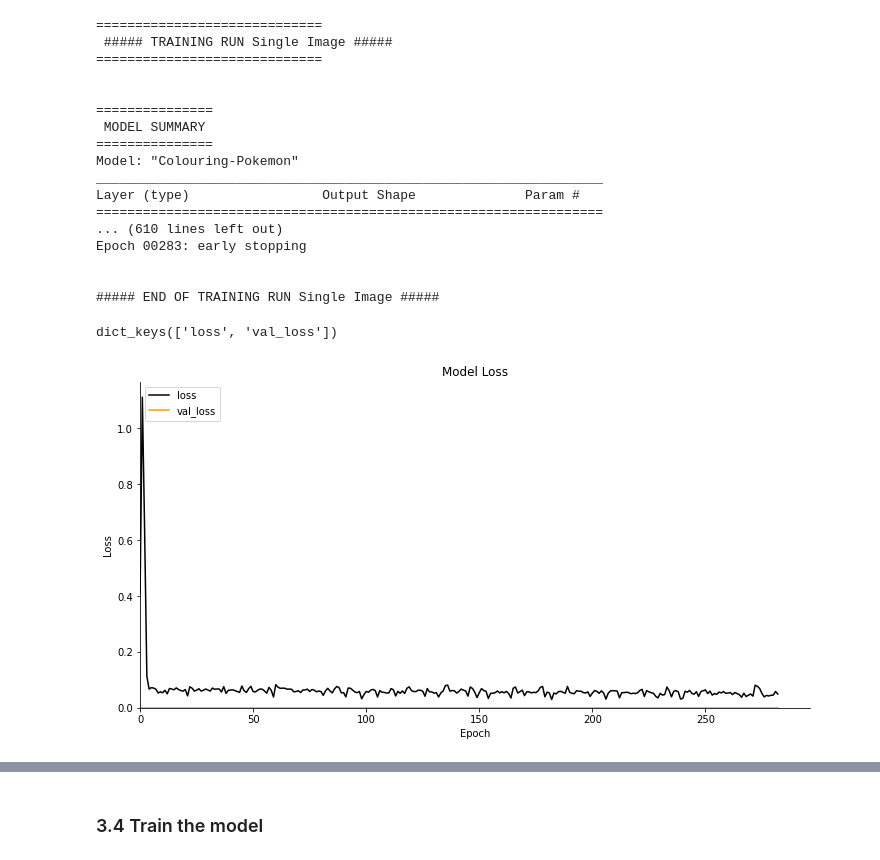
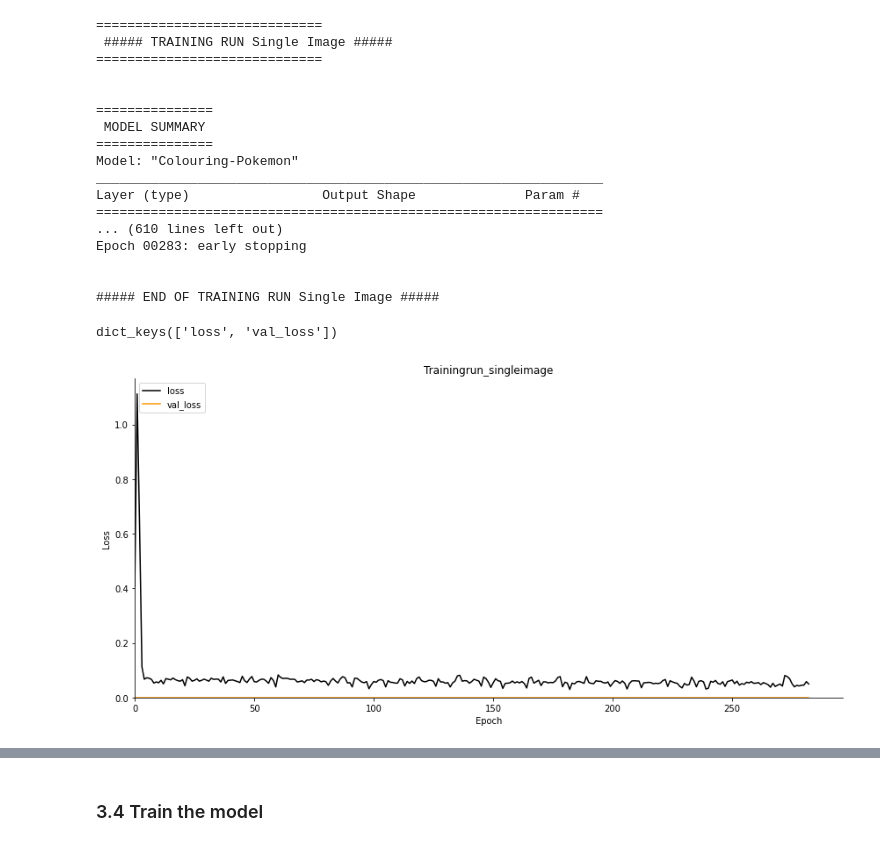
Before and after one commit to CleonWong/Colouring-Pokemon, a Jupyter notebook: Model_V0.ipynb, the cells around one changed output, grey strips where cells are left out. Saved outputs shown, nothing was run; the diff lists cells and outputs as text; code cells hidden in the pictures.

```diff
--- a/Model_V0.ipynb
+++ b/Model_V0.ipynb
@@ -358,7 +379,7 @@ def train_and_save_model(training_run, Xtrain, model, validation_split, batch_si
 # %% [markdown]
 ### 3.3 Helper-function to visualise train and validation loss
 # %%
-def plot_TrainValLoss(model_info):
+def plot_TrainValLoss(model_info, trainingrun, savefig = False, figpath = None):
 
     print(model_info.history.keys())
 
@@ -372,7 +393,8 @@ def plot_TrainValLoss(model_info):
         i += 1
 
     # Set title
-    ax.set_title("Model Loss")
+    title = "Trainingrun_" + trainingrun
+    ax.set_title(title)
     ax.set_xlabel("Epoch")
     ax.set_ylabel("Loss")
 
@@ -390,6 +412,12 @@ def plot_TrainValLoss(model_info):
 
     # Set legend
     ax.legend(loc = "upper left")
+
+    plt.tight_layout()
+
+    # Optional savefig
+    if savefig:
+        fig.savefig(fname = figpath)
 # %% [markdown]
 ### Single Image memorisation trial
 # %%
@@ -429,5 +457,5 @@ b range: [-49.79383850097656, 93.65159606933594]
 # %%
-singleimage_info = train_and_save_model(training_run = "Single Image",
+singleimage_info = train_and_save_model(trainingrun = "singleimage",
                                         Xtrain = singleimage_rgb_traininput,
                                         model = model,
                                         validation_split = 0,
@@ -435,7 +463,7 @@ singleimage_info = train_and_save_model(training_run = "Single Image",
                                         epochs = 1000,
                                         steps_per_epoch = 1,
                                         validation_steps = 1,
-                                        checkpoint_filepath = "SavedCheckpoints/trainingrun_singleimage/model.{epoch:02d}-{val_loss:.6f}.hdf5")
+                                        checkpoint_filepath = "Model_V0_trainingrun_singleimage/SavedCheckpoints/model.{epoch:02d}-{val_loss:.6f}.hdf5")
 # %% [output]
 =============================
  ##### TRAINING RUN Single Image #####
@@ -454,11 +482,11 @@ Epoch 00283: early stopping
 
 
 ##### END OF TRAINING RUN Single Image #####
-# %%
-plot_TrainValLoss(singleimage_info)
-# %% [output]
-dict_keys(['loss', 'val_loss'])
-[figure, removed]
+# %%
+plot_TrainValLoss(model_info = singleimage_info, trainingrun = "singleimage", savefig = True, figpath = "Model_V0_Trainingrun_singleimage/LossGraphs/ModelLoss.png")
+# %% [output]
+dict_keys(['loss', 'val_loss'])
+[figure, added]
 # %%
 # Test the model on predicting singleimage
 output = model.predict(singleimage_lab_predict_X)
```
Also changed, not shown: parts of 12 cells of this notebook.
